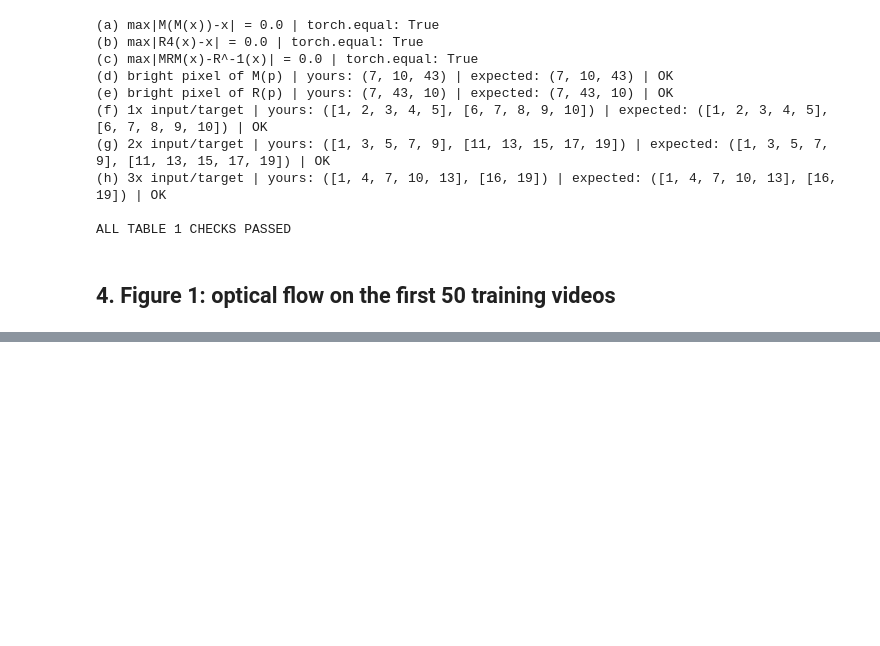
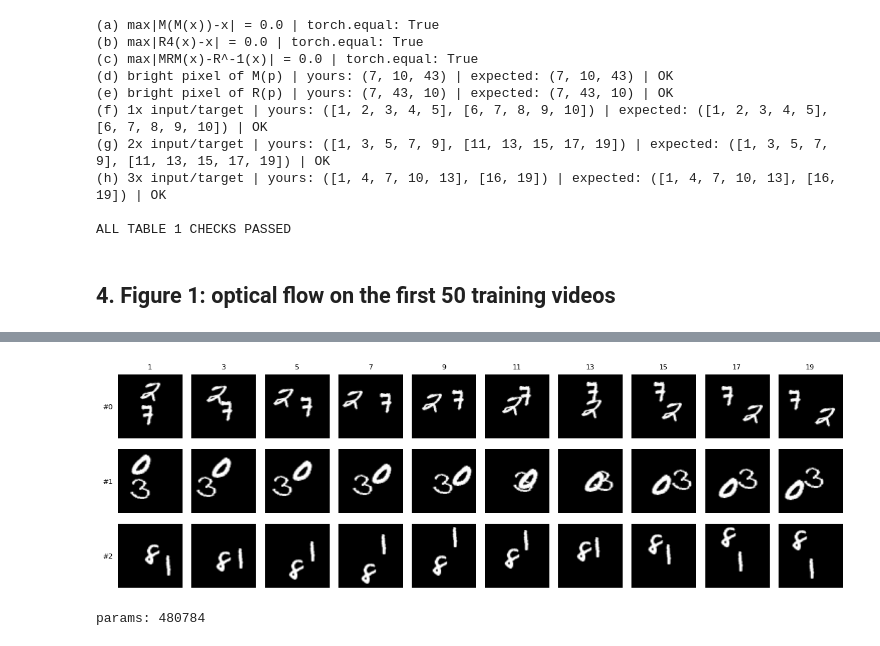
Before and after one commit to ibrahim234523/DLSTG_PA2, a Jupyter notebook: q2/q2_experiments.ipynb, the cells around one changed output, grey strips where cells are left out. Cells and saved outputs as stored; diff of their text form; code cells hidden in the pictures; blank space fills up the shorter version.

```diff
--- a/q2/q2_experiments.ipynb
+++ b/q2/q2_experiments.ipynb
@@ -15,7 +15,7 @@ import numpy as np
 import torch, torch.nn as nn, torch.nn.functional as F
 import matplotlib.pyplot as plt
 
-SMOKE = True                    # True: fake data, 1 epoch, tiny splits (debug). False: real run.
+SMOKE = False                    # True: fake data, 1 epoch, tiny splits (debug). False: real run.
 USE_FAKE_DATA = SMOKE
 EPOCHS = 1 if SMOKE else 30
 
@@ -171,0 +175,66 @@ plt.show()
+# %%
+def show_videos(vids_u8, idxs=(0, 1, 2), frames=range(0, 20, 2)):
+    frames = list(frames)
+    fig, ax = plt.subplots(len(idxs), len(frames), figsize=(1.2 * len(frames), 1.3 * len(idxs)))
+    ax = np.atleast_2d(ax)
+    for r, i in enumerate(idxs):
+        for c, f in enumerate(frames):
+            ax[r, c].imshow(vids_u8[i, f, 0], cmap="gray", vmin=0, vmax=255)
+            ax[r, c].axis("off")
+            if r == 0: ax[r, c].set_title(f"{f + 1}", fontsize=8)
+        ax[r, 0].text(-6, 32, f"#{i}", ha="right", va="center", fontsize=8)
+    plt.tight_layout(); plt.show()
+
+show_videos(train_v, idxs=(0, 1, 2))
+# %% [output]
+[figure, added]
+# %%
+class ConvLSTMCell(nn.Module):
+    def __init__(self, in_channels, hidden_channels, kernel_size=3, dilation=1):
+        super().__init__()
+        self.hidden_channels = hidden_channels
+        padding = dilation * (kernel_size - 1) // 2
+        self.gate_conv = nn.Conv2d(
+            in_channels=in_channels + hidden_channels,
+            out_channels=4 * hidden_channels,
+            kernel_size=kernel_size,
+            padding=padding,
+            dilation=dilation,
+            bias=True
+        )
+
+    def forward(self, input_tensor, state):
+        hidden_state, cell_state = state
+        combined = torch.cat([input_tensor, hidden_state], dim=1)
+        gate_outputs = self.gate_conv(combined)
+        input_gate, forget_gate, output_gate, candidate_gate = torch.chunk(gate_outputs, chunks=4, dim=1)
+        new_cell_state = (torch.sigmoid(forget_gate) * cell_state) + (torch.sigmoid(input_gate) * torch.tanh(candidate_gate))
+        new_hidden_state = torch.sigmoid(output_gate) * torch.tanh(new_cell_state)
+        return new_hidden_state, new_cell_state
+
+class ConvLSTMForecaster(nn.Module):
+    def __init__(self, patch_size=4, hidden_dim=64, kernel_size=3, dilation=1, num_layers=2):
+        super().__init__()
+        self.patch_size, self.hidden_dim = patch_size, hidden_dim
+        patch_channels = patch_size * patch_size
+        self.cells = nn.ModuleList([ConvLSTMCell(patch_channels if layer_idx == 0 else hidden_dim, hidden_dim, kernel_size, dilation) for layer_idx in range(num_layers)])
+        self.out_conv = nn.Conv2d(hidden_dim, patch_size * patch_size, 1, bias=True)
+    def forward(self, input_frames):
+        batch_size, spatial_dim = input_frames.shape[0], input_frames.shape[-1] // self.patch_size
+        states = [(input_frames.new_zeros(batch_size, self.hidden_dim, spatial_dim, spatial_dim), input_frames.new_zeros(batch_size, self.hidden_dim, spatial_dim, spatial_dim)) for _ in self.cells]
+        predictions, last_prediction = [], None
+        for step in range(1, 10):
+            current_frame = input_frames[:, step - 1] if step <= 5 else last_prediction
+            patch_features = F.pixel_unshuffle(current_frame, self.patch_size)
+            for layer_idx, cell in enumerate(self.cells):
+                states[layer_idx] = cell(patch_features, states[layer_idx]); patch_features = states[layer_idx][0]
+            last_prediction = torch.sigmoid(F.pixel_shuffle(self.out_conv(patch_features), self.patch_size))
+            if step >= 5: predictions.append(last_prediction)
+        return torch.stack(predictions, dim=1)
+
+def count_params(m): return sum(p.numel() for p in m.parameters() if p.requires_grad)
+mA = ConvLSTMForecaster()
+print("params:", count_params(mA)); assert count_params(mA) == 480_784
+assert mA(torch.rand(2, 5, 1, 64, 64)).shape == (2, 5, 1, 64, 64)
+# %% [output]
+params: 480784
```
Also changed, not shown: parts of 10 cells of this notebook, 1 other file.
